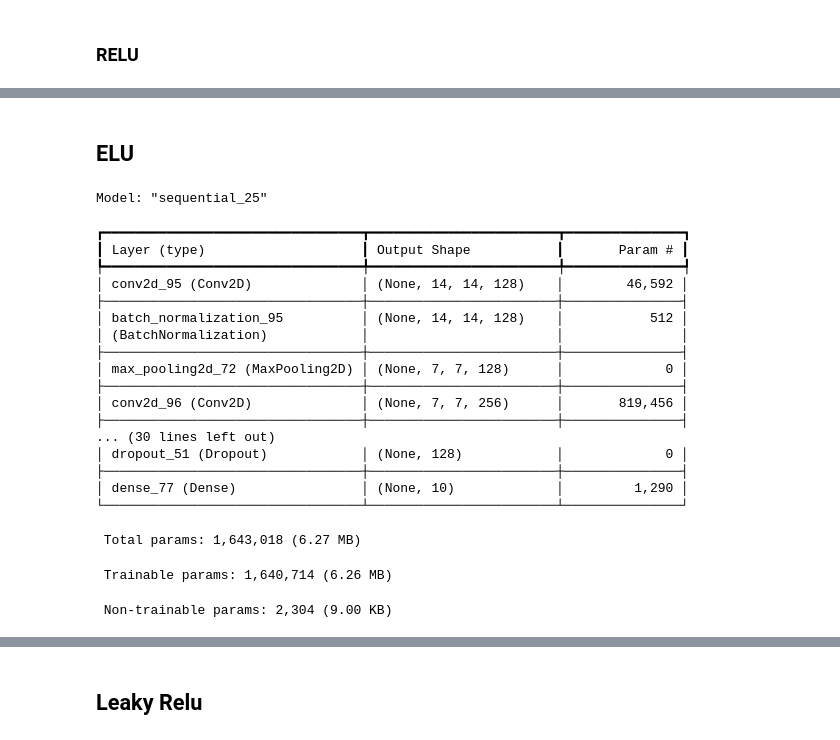
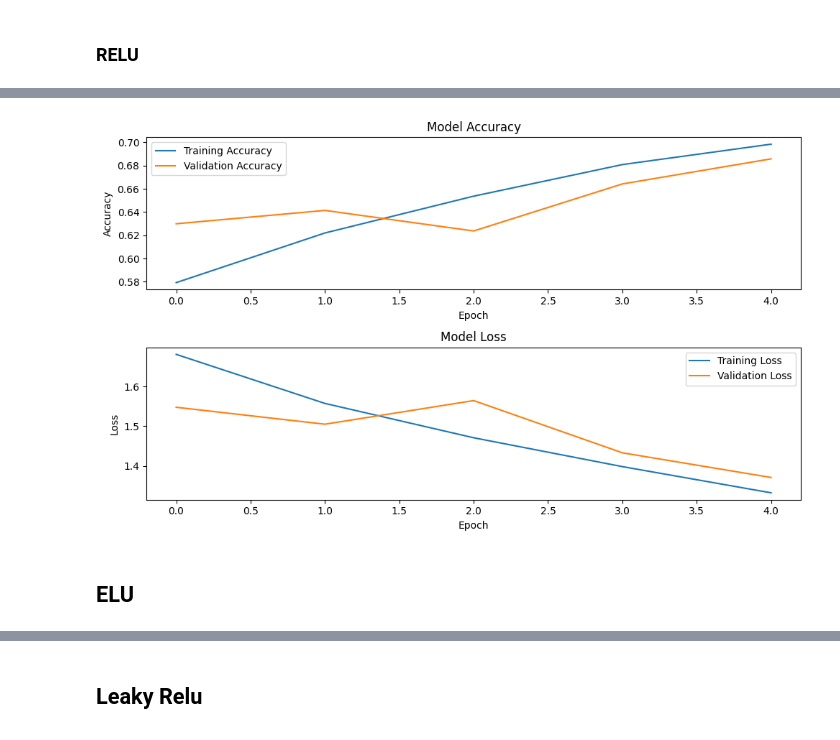
Before and after one commit to ebeltyukova/Neural-Network-, a Jupyter notebook: AlexNet_hyperparam.ipynb, the cells around one changed output, grey strips where cells are left out. Cells and saved outputs as stored; diff of their text form; code cells hidden in the pictures.

```diff
--- a/AlexNet_hyperparam.ipynb
+++ b/AlexNet_hyperparam.ipynb
@@ -922,7 +855,0 @@ Model: "sequential_24"
-# %%
-history=model.fit(
-    train_ds,
-    epochs=5,
-    validation_data=test_ds,
-    validation_freq=1
-)
@@ -954,0 +887,2 @@ plt.legend()
+# %%
+relu_model = create_any_model(activation = 'relu', learning_rate=0.009756756743183949, num_filters1=32, num_filters2=64, fc_size=512, dropout_rate=0.39671184240296054, weight_decay=0.0003332950506383974)
@@ -954,0 +897,12 @@ plt.legend()
+# %%
+   # Batch datasets dynamically based on batch size
+train_batched = train_ds2.batch(64)
+test_batched = test_ds2.batch(64)
+
+    # Train model
+history = relu_model.fit(
+        train_batched,
+        epochs=5,
+        validation_data=test_batched,
+        validation_freq=1
+    )
@@ -955,2 +920,27 @@ plt.legend()
+# %%
+plt.figure(figsize=(10, 6))
+
+# Plot training & validation accuracy
+plt.subplot(2, 1, 1)
+plt.plot(history.history['accuracy'], label='Training Accuracy')
+plt.plot(history.history['val_accuracy'], label='Validation Accuracy')
+plt.title('Model Accuracy')
+plt.xlabel('Epoch')
+plt.ylabel('Accuracy')
+plt.legend()
+
+# Plot training & validation loss
+plt.subplot(2, 1, 2)
+plt.plot(history.history['loss'], label='Training Loss')
+plt.plot(history.history['val_loss'], label='Validation Loss')
+plt.title('Model Loss')
+plt.xlabel('Epoch')
+plt.ylabel('Loss')
+plt.legend()
+
+plt.tight_layout()
+plt.show()
+# %% [output]
+[figure, added]
 # %% [markdown]
 ## ELU
@@ -984,29 +946,0 @@ model.compile(optimizer=optimizer, loss='sparse_categorical_crossentropy', metri
-# %%
-model1.compile(
-    loss='sparse_categorical_crossentropy',
-    optimizer=tf.optimizers.SGD(learning_rate=0.001),
-    metrics=['accuracy']
-)
-model1.summary()
-# %% [output]
-Model: "sequential_25"
-┏━━━━━━━━━━━━━━━━━━━━━━━━━━━━━━━━━┳━━━━━━━━━━━━━━━━━━━━━━━━┳━━━━━━━━━━━━━━━┓
-┃ Layer (type)                    ┃ Output Shape           ┃       Param # ┃
-┡━━━━━━━━━━━━━━━━━━━━━━━━━━━━━━━━━╇━━━━━━━━━━━━━━━━━━━━━━━━╇━━━━━━━━━━━━━━━┩
-│ conv2d_95 (Conv2D)              │ (None, 14, 14, 128)    │        46,592 │
-├─────────────────────────────────┼────────────────────────┼───────────────┤
-│ batch_normalization_95          │ (None, 14, 14, 128)    │           512 │
-│ (BatchNormalization)            │                        │               │
-├─────────────────────────────────┼────────────────────────┼───────────────┤
-│ max_pooling2d_72 (MaxPooling2D) │ (None, 7, 7, 128)      │             0 │
-├─────────────────────────────────┼────────────────────────┼───────────────┤
-│ conv2d_96 (Conv2D)              │ (None, 7, 7, 256)      │       819,456 │
-├─────────────────────────────────┼────────────────────────┼───────────────┤
-... (30 lines left out)
-│ dropout_51 (Dropout)            │ (None, 128)            │             0 │
-├─────────────────────────────────┼────────────────────────┼───────────────┤
-│ dense_77 (Dense)                │ (None, 10)             │         1,290 │
-└─────────────────────────────────┴────────────────────────┴───────────────┘
- Total params: 1,643,018 (6.27 MB)
- Trainable params: 1,640,714 (6.26 MB)
- Non-trainable params: 2,304 (9.00 KB)
```
Also changed, not shown: parts of 26 cells of this notebook.
